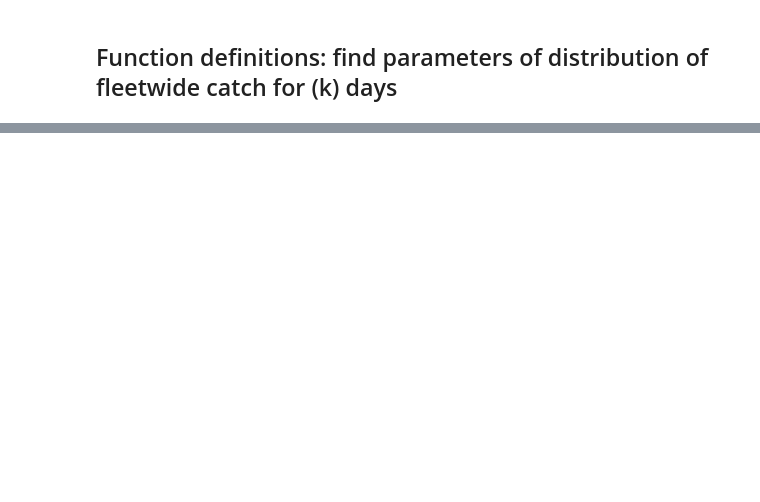
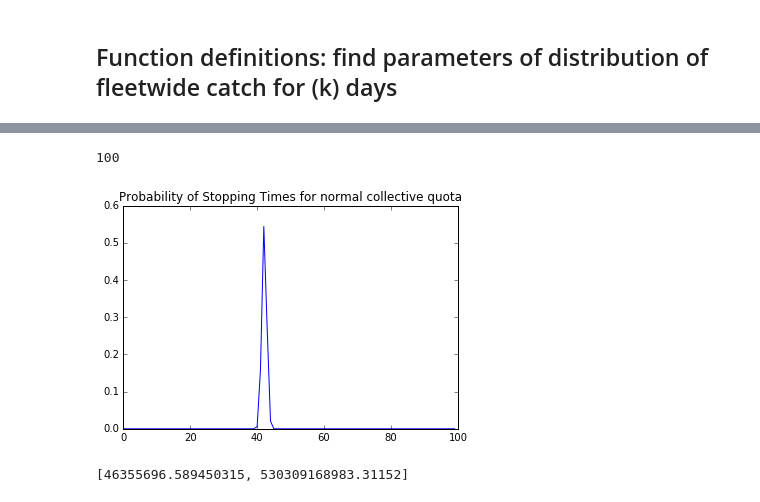
Before and after one commit to angelamzhou/Stochastic-Bycatch-Model, a Jupyter notebook: fisheries.ipynb, the cells around one changed output, grey strips where cells are left out. Cells and saved outputs as stored; diff of their text form; code cells hidden in the pictures; blank space fills up the shorter version.

```diff
--- a/fisheries.ipynb
+++ b/fisheries.ipynb
@@ -74,0 +48,80 @@ mu_B = find_mu_B(sigmasqd_B,1)
+# %%
+
+
+sig = 2444
+norm_fisher_mu_T = np.empty(n)
+norm_fisher_sigma_T = np.empty(n)
+norm_fisher_mu_B = np.empty(n)
+norm_fisher_sigma_B = np.empty(n)
+for i in np.arange(0,n):
+    if i < 50:
+        # cooperator catch
+        norm_fisher_mu_T[i] = 10476
+        norm_fisher_mu_B[i] = 8800
+    else:
+        norm_fisher_mu_T[i] = 11524
+        norm_fisher_mu_B[i] = 13200
+
+norm_fisher_sigma_T.fill(sig)
+
+Q = 45800000
+print n
+# fleetwide catch:
+# start from k = 0
+def find_fleet_catch(fisher_mu_B, fisher_sigma_B, fisher_mu_T, fisher_sigma_T):
+
+    iterations = 100
+    prob_stopping_time = np.zeros(iterations)
+
+    # mu_B = single day's catch, variance
+    mu_B = sum(fisher_mu_B)
+#     print mu_B
+    sigmasqd_B = sum(fisher_sigma_B*fisher_sigma_B)
+#     print np.sqrt(sigmasqd_B)
+
+    #helper function for the probability of the fleetwide catch at this time k bringing us above quota
+    def integrand(q):
+        return norm.cdf(-1 * ((Q - q) - mu_B)/ np.sqrt(sigmasqd_B) ) * ( 1 / ( np.sqrt((k-1) * sigmasqd_B)*np.sqrt(2*np.pi)) ) * np.exp(-1* pow((q - (k-1)*mu_B),2)/(2*(k-1)*sigmasqd_B))
+
+    # keep track of some delta, terminate when some precision is met
+    epsilon = 0.000000001
+    k = 1
+    prev = [-np.inf,-np.inf]
+    result = [0,0]
+    delta = np.inf
+
+    #while (delta > epsilon) and (k < 10):
+    while k < iterations:
+        # Find parameters of the distribution of the fleetwide catch up until time k-1
+        if k == 1:
+            # probability that first catch goes above quota
+            common = 1 - norm.cdf( (Q - mu_B)/ np.sqrt(sigmasqd_B) )
+        else:
+        # compute probability of the fleetwide catch at this time k bringing us above quota by integrating over possible values of F_{k-1,B}
+            # common = norm.cdf( (Q - (k-1)*mu_B) / np.sqrt((k-1)*sigmasqd_B) ) * scipy.integrate.quad( integrand , 0, Q)[0]
+            common = scipy.integrate.quad( integrand , 0, Q)[0]
+        this = [k * mu_B * common, k * sigmasqd_B * common]
+
+        delta = max( [ abs(x) for x in map(operator.sub, this, prev) ] )
+        prev = this
+        result = map(operator.add, result, this)
+        prob_stopping_time[k] = common
+
+        k += 1
+        # Diagnostic print statements
+#         if (common > 0.3):
+#             print str(common) + " prob of stopping time when k = " + str(k)
+#             print str(k) + ", this step: " + str(this) + ", result (mean, variance): " + str(result) + ", delta: " + str(delta)
+    plt.plot(prob_stopping_time)
+    plt.title('Probability of Stopping Times for normal collective quota')
+    plt.show()
+
+    return result
+
+
+
+print find_fleet_catch(norm_fisher_mu_B, norm_fisher_sigma_B, norm_fisher_mu_T, norm_fisher_sigma_T)
+# %% [output]
+100
+[figure, added]
+[46355696.589450315, 530309168983.31152]
```
Also changed, not shown: parts of 21 cells of this notebook.
